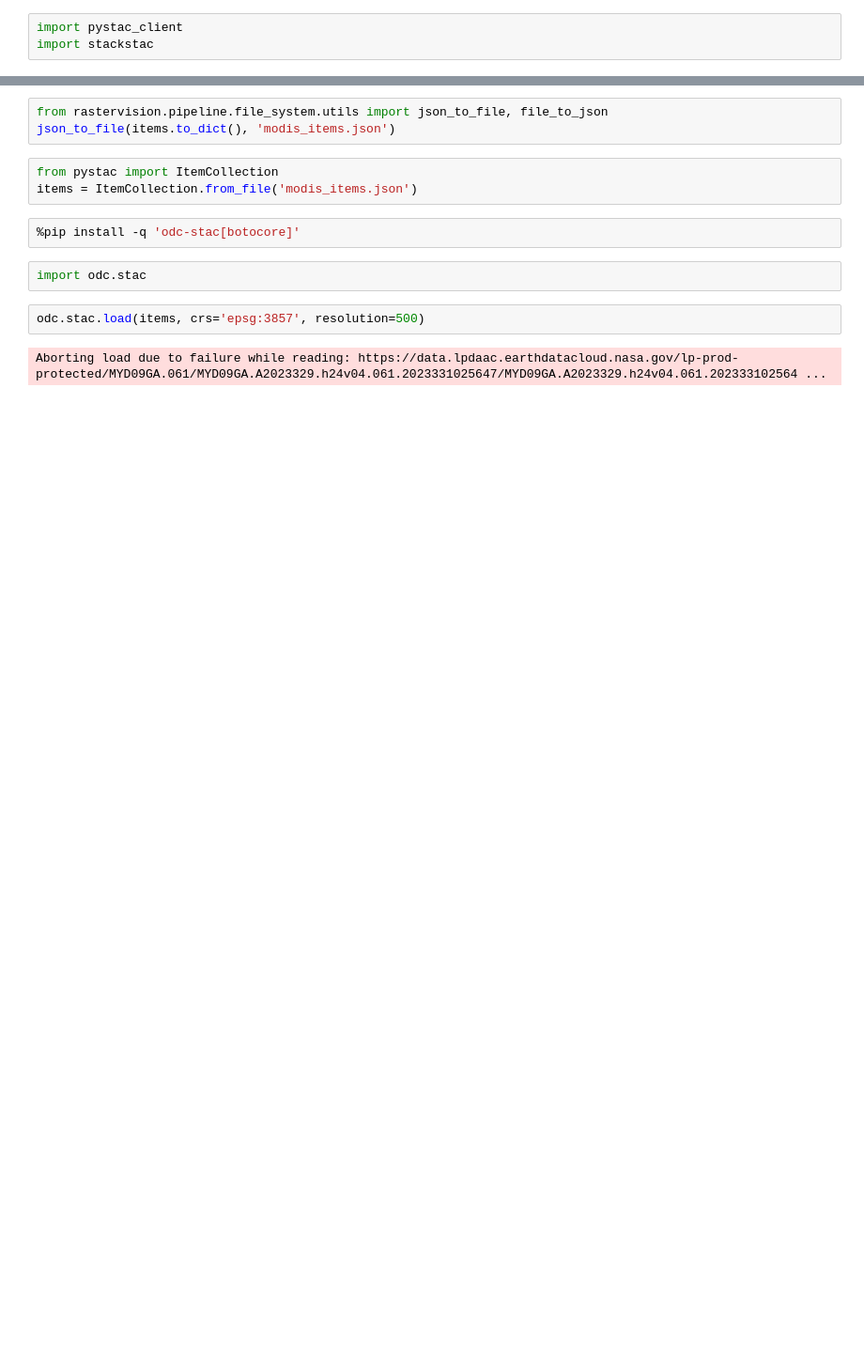
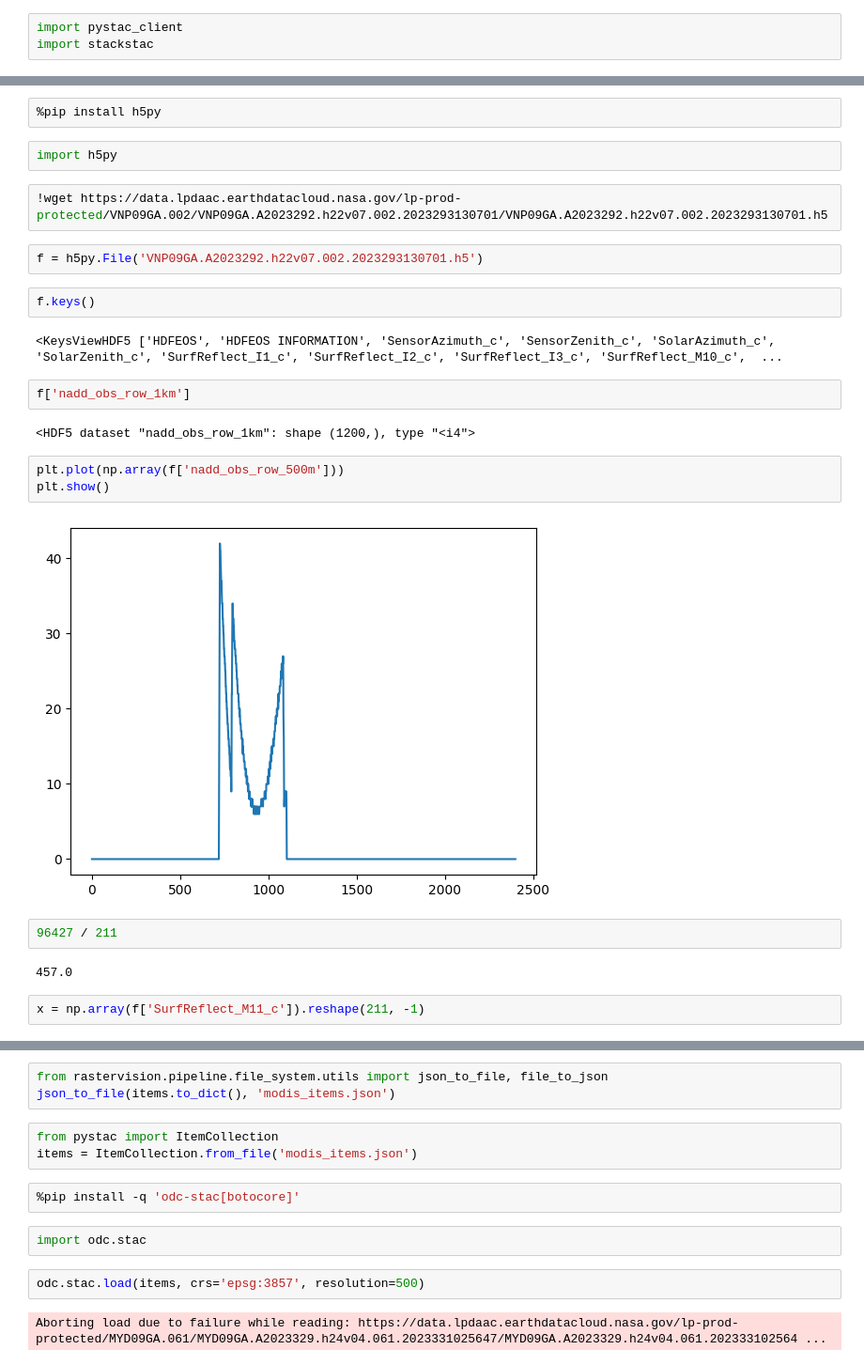
Before and after one commit to AdeelH/raster-vision, a Jupyter notebook: docs/usage/tutorials/modis.ipynb, the cells around one changed output, grey strips where cells are left out. Shown at 94% size. Cells and saved outputs as stored; diff of their text form; blank space fills up the shorter version.

```diff
--- a/docs/usage/tutorials/modis.ipynb
+++ b/docs/usage/tutorials/modis.ipynb
@@ -91,0 +97,27 @@ items = search.get_all_items()
+# %%
+%pip install h5py
+# %%
+import h5py
+# %%
+!wget https://data.lpdaac.earthdatacloud.nasa.gov/lp-prod-protected/VNP09GA.002/VNP09GA.A2023292.h22v07.002.2023293130701/VNP09GA.A2023292.h22v07.002.2023293130701.h5
+# %%
+f = h5py.File('VNP09GA.A2023292.h22v07.002.2023293130701.h5')
+# %%
+f.keys()
+# %% [output]
+<KeysViewHDF5 ['HDFEOS', 'HDFEOS INFORMATION', 'SensorAzimuth_c', 'SensorZenith_c', 'SolarAzimuth_c', 'SolarZenith_c', 'SurfReflect_I1_c', 'SurfReflect_I2_c', 'SurfReflect_I3_c', 'SurfReflect_M10_c',  ...
+# %%
+f['nadd_obs_row_1km']
+# %% [output]
+<HDF5 dataset "nadd_obs_row_1km": shape (1200,), type "<i4">
+# %%
+plt.plot(np.array(f['nadd_obs_row_500m']))
+plt.show()
+# %% [output]
+[figure, added]
+# %%
+96427 / 211
+# %% [output]
+457.0
+# %%
+x = np.array(f['SurfReflect_M11_c']).reshape(211, -1)
```
Also changed, not shown: parts of 24 cells of this notebook, 1 other file.
